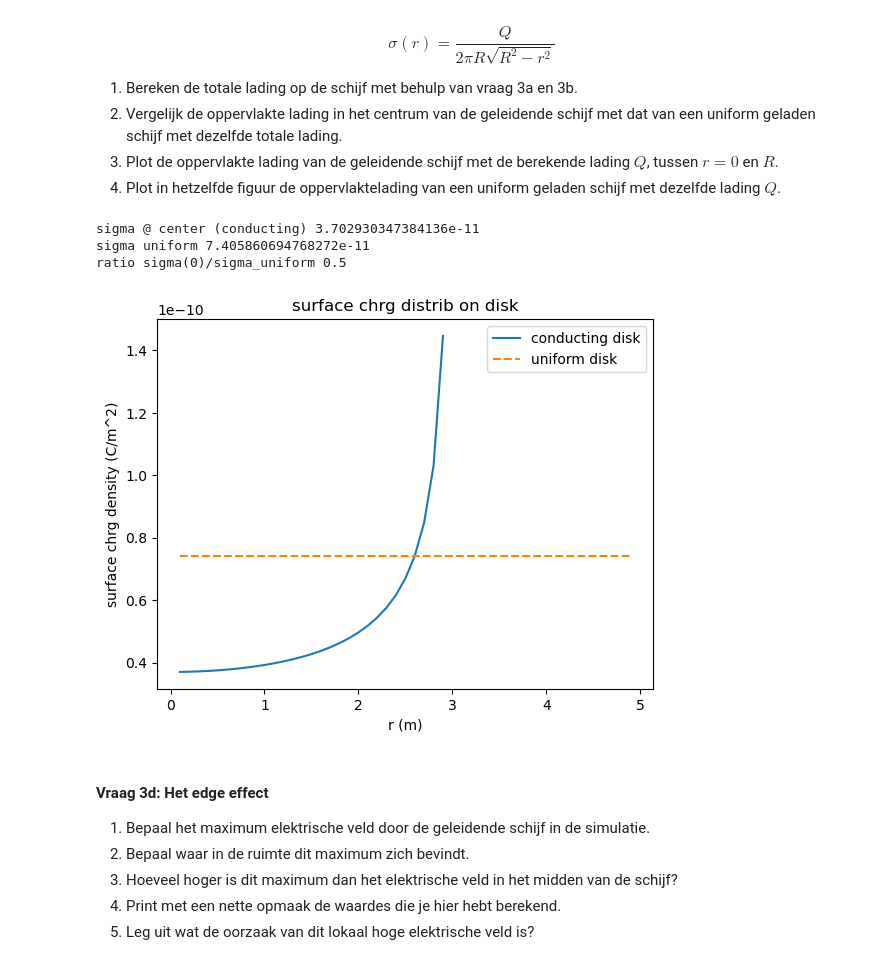
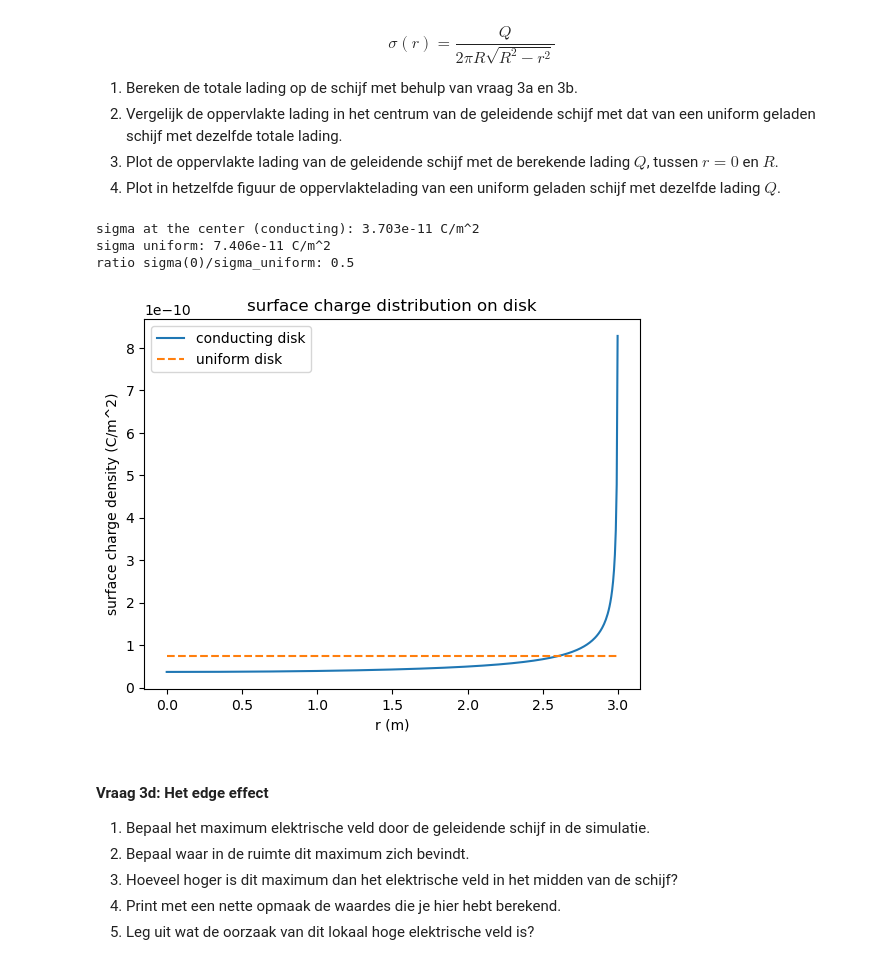
Before and after one commit to AragonMvD/opdrachten-DEF-Day, a Jupyter notebook: DigitaleOntwerpopdrachten/1CondensatorOpdracht/CondensatorOntwerpopdracht.ipynb, the cells around one changed output. Cells and saved outputs as stored; diff of their text form; code cells hidden in the pictures.

```diff
--- a/DigitaleOntwerpopdrachten/1CondensatorOpdracht/CondensatorOntwerpopdracht.ipynb
+++ b/DigitaleOntwerpopdrachten/1CondensatorOpdracht/CondensatorOntwerpopdracht.ipynb
@@ -434,31 +432,30 @@ $$\sigma(r) = \frac{Q}{2 \pi R \sqrt{R^2 - r^2}}$$
 3. Plot de oppervlakte lading van de geleidende schijf met de berekende lading $Q$, tussen $r = 0$ en $R$.
 4. Plot in hetzelfde figuur de oppervlaktelading van een uniform geladen schijf met dezelfde lading $Q$.
 # %%
-###
-###Jouw code hier###
-###
 R = disk_radius
 Q = 2*np.pi*R**2*sigma_center#compute tot chrg
 sigma_uniform = Q/(np.pi*R**2)#comparing denity @ center w/ uniform disk chrg density
-print('sigma @ center (conducting)',sigma_center)
-print('sigma uniform', sigma_uniform)
-print('ratio sigma(0)/sigma_uniform',sigma_center/sigma_uniform)
+print('sigma at the center (conducting): %.3e C/m^2' %sigma_center)
+print('sigma uniform: %.3e C/m^2' %sigma_uniform)
+print('ratio sigma(0)/sigma_uniform:',sigma_center/sigma_uniform)
+
 r_val = np.linspace(0,R*0.999,500)# creating array of r values <R since r=!R
-sigma_conducting=Q/(2*np.pi*R*np.sqrt(R**2-r_vals**2))#calculating density of conducting disk
-sigma_uniform_array = np.ones_like(r_vals)*sigma_uniform
+sigma_conducting=Q/(2*np.pi*R*np.sqrt(R**2-r_val**2))#calculating density of conducting disk
+sigma_uniform_array = np.ones_like(r_val)*sigma_uniform
+
 plt.figure()
-plt.plot(r_vals, sigma_conducting, label='conducting disk')
-plt.plot(r_vals, sigma_uniform_array, '--',label='uniform disk')
+plt.plot(r_val, sigma_conducting, label='conducting disk')
+plt.plot(r_val, sigma_uniform_array, '--',label='uniform disk')
 plt.xlabel('r (m)')
-plt.ylabel('surface chrg density (C/m^2)')
-plt.title('surface chrg distrib on disk')
+plt.ylabel('surface charge density (C/m^2)')
+plt.title('surface charge distribution on disk')
 plt.legend()
 plt.show()
 # %% [output]
-sigma @ center (conducting) 3.702930347384136e-11
-sigma uniform 7.405860694768272e-11
-ratio sigma(0)/sigma_uniform 0.5
+sigma at the center (conducting): 3.703e-11 C/m^2
+sigma uniform: 7.406e-11 C/m^2
+ratio sigma(0)/sigma_uniform: 0.5
-[figure, old version]
+[figure, new version]
 # %% [markdown]
 #### Vraag 3d: Het edge effect
 
```
Also changed, not shown: parts of 4 cells of this notebook.
